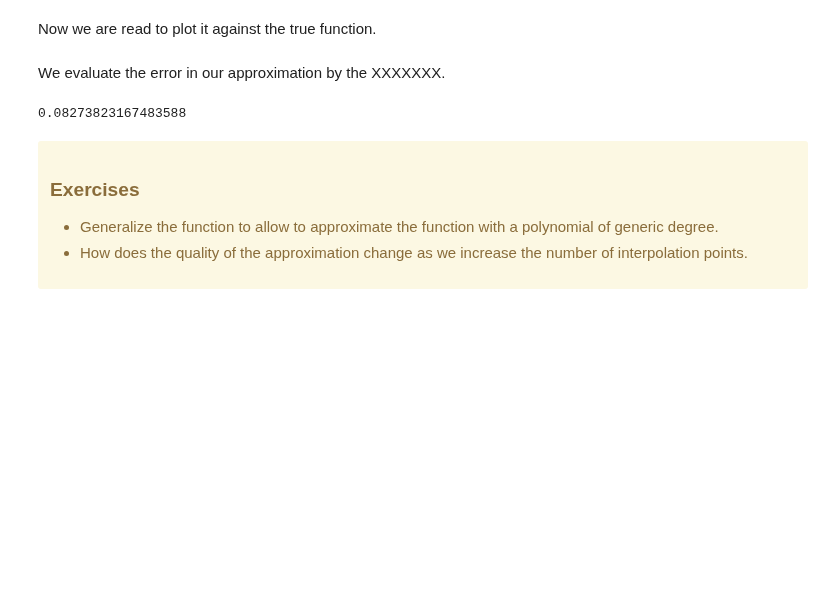
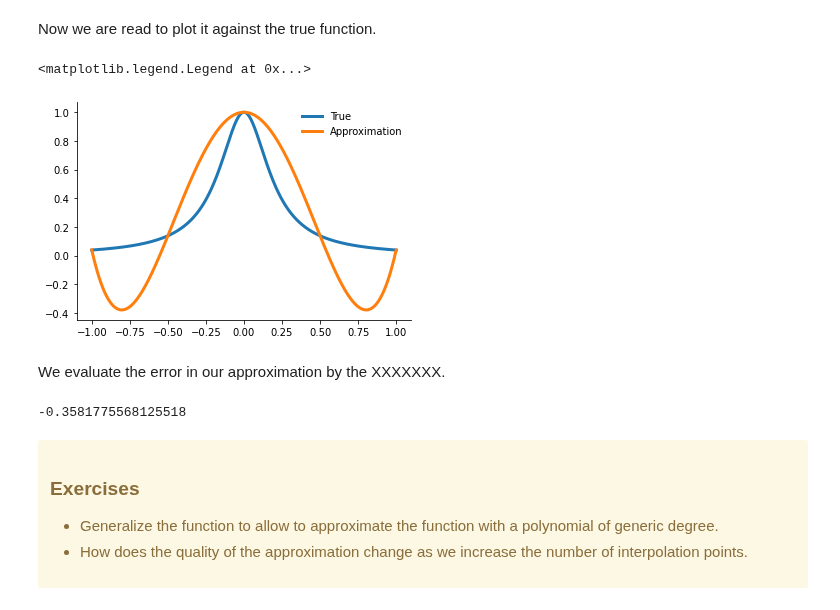
Before and after one commit to OpenSourceEconomics/ose-course-scientific-computing, a Jupyter notebook: lectures/approximation/notebook.ipynb, the cells around one changed output. Saved outputs shown, nothing was run; the diff lists cells and outputs as text; code cells hidden in the pictures; blank space fills up the shorter version.

```diff
--- a/lectures/approximation/notebook.ipynb
+++ b/lectures/approximation/notebook.ipynb
@@ -145,10 +148,17 @@ def get_order_five_interpolation():
+# %%
+fig, ax = plt.subplots()
+ax.plot(xvalues, problem_runge(xvalues), label="True")
+ax.plot(xvalues, yfit, label="Approximation")
+ax.legend()
+# %% [output]
+<matplotlib.legend.Legend at 0x...>
+[figure, added]
 # %% [markdown]
 We evaluate the error in our approximation by the  XXXXXXX.
-# %%
-yfit, xvalues = get_order_five_interpolation()
-compute_interpolation_error(yfit - xvalues)
-# %% [output]
-0.08273823167483588
+# %%
+compute_interpolation_error(yfit - problem_runge(xvalues))
+# %% [output]
+-0.3581775568125518
 # %% [markdown]
 <div class="alert alert-warning">
     <h3>Exercises</h3>
```
Also changed, not shown: parts of 6 cells of this notebook.
